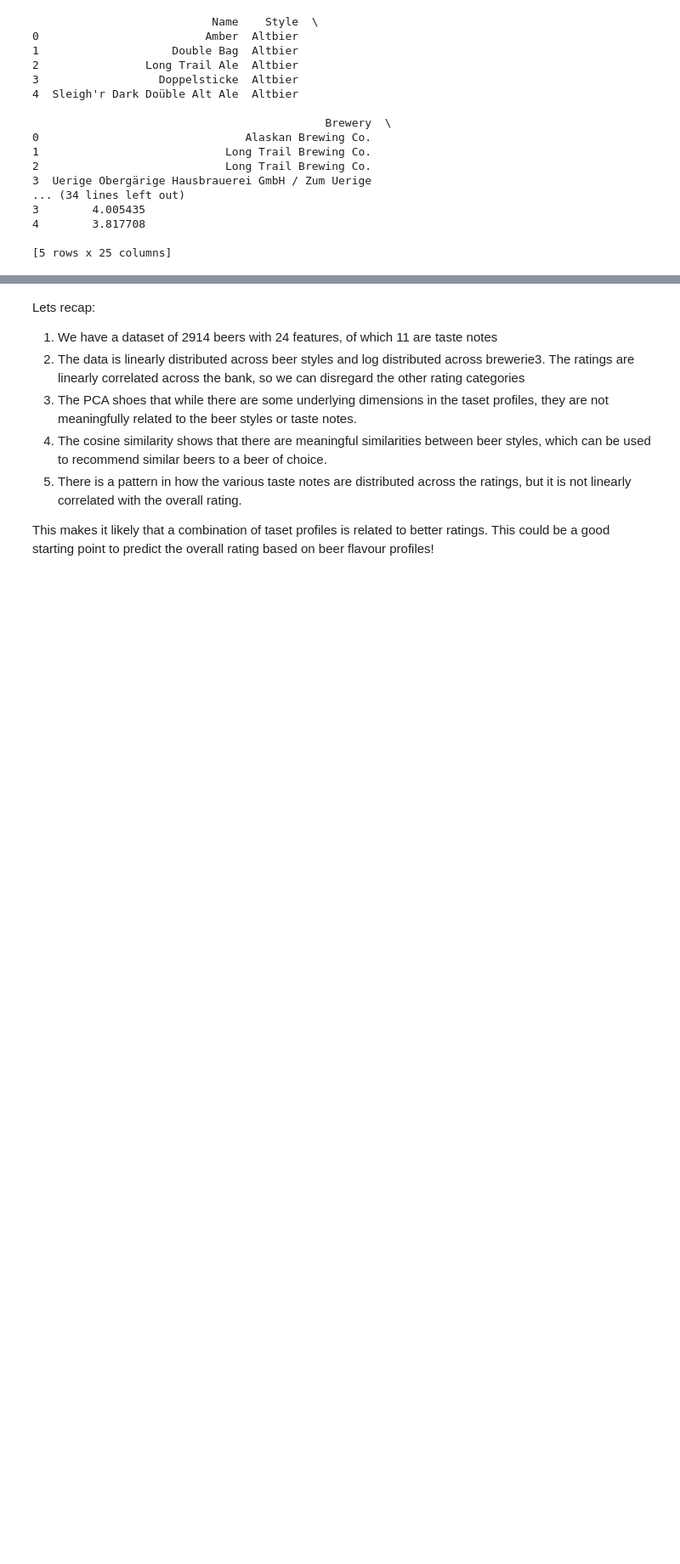
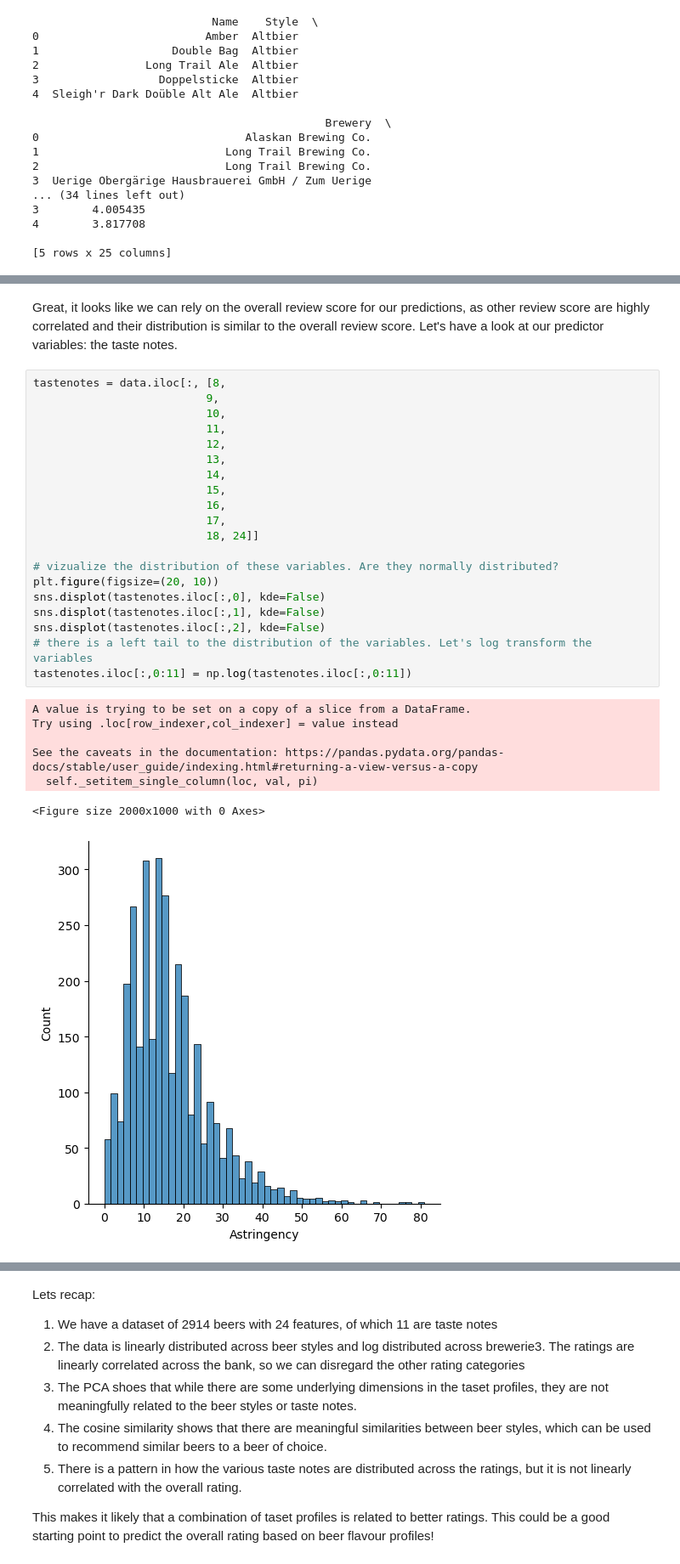
Before and after one commit to MoritzMuller/Portfolio2_ML_prediction, a Jupyter notebook: 02_Viz_Exploration.ipynb, the cells around one changed output, grey strips where cells are left out. Shown at 85% size. Cells and saved outputs as stored; diff of their text form; blank space fills up the shorter version.

```diff
--- a/02_Viz_Exploration.ipynb
+++ b/02_Viz_Exploration.ipynb
@@ -96,3 +100,33 @@ plt.title('Correlation between Ratings') # very high correlations across the ban
 [figure]
 Text(0.5, 1.0, 'Correlation between Ratings')
 [figure]
+# %% [markdown]
+Great, it looks like we can rely on the overall review score for our predictions, as other review score are highly correlated and their distribution is similar to the overall review score. Let's have a look at our predictor variables: the taste notes.
+# %%
+tastenotes = data.iloc[:, [8,
+                          9,
+                          10,
+                          11,
+                          12,
+                          13,
+                          14,
+                          15,
+                          16,
+                          17,
+                          18, 24]]
+
+# vizualize the distribution of these variables. Are they normally distributed?
+plt.figure(figsize=(20, 10))
+sns.displot(tastenotes.iloc[:,0], kde=False)
+sns.displot(tastenotes.iloc[:,1], kde=False)
+sns.displot(tastenotes.iloc[:,2], kde=False)
+# there is a left tail to the distribution of the variables. Let's log transform the variables
+tastenotes.iloc[:,0:11] = np.log(tastenotes.iloc[:,0:11])
+# %% [output]
+A value is trying to be set on a copy of a slice from a DataFrame.
+Try using .loc[row_indexer,col_indexer] = value instead
+
+See the caveats in the documentation: https://pandas.pydata.org/pandas-docs/stable/user_guide/indexing.html#returning-a-view-versus-a-copy
+  self._setitem_single_column(loc, val, pi)
+<Figure size 2000x1000 with 0 Axes>
+[figure, added]
```
Also changed, not shown: parts of 14 cells of this notebook, 1 other file.
